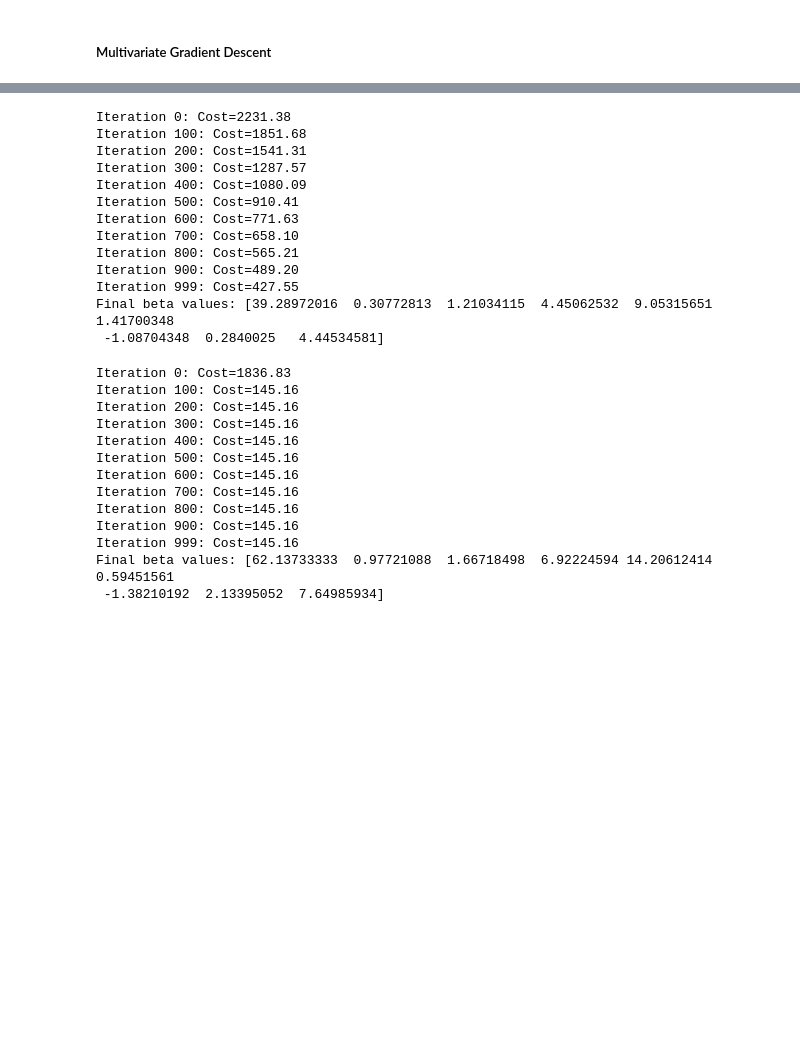
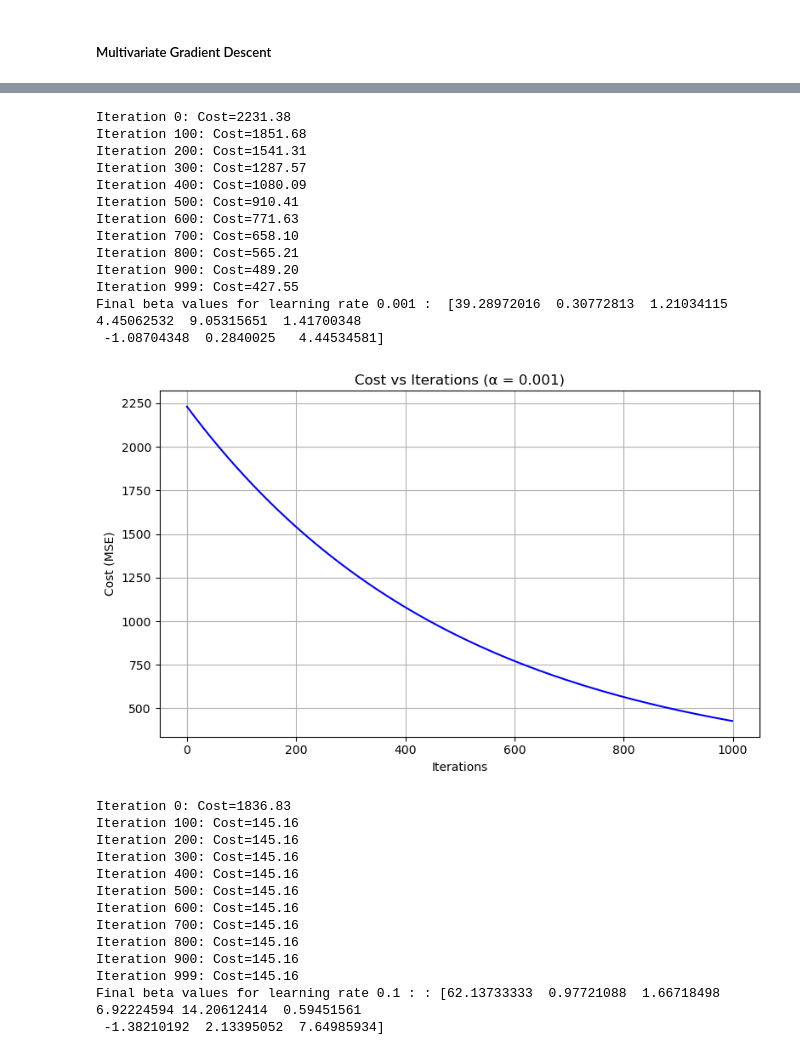
Before and after one commit to jsm-jayakodi/Capstone_mini_project_00, a Jupyter notebook: 3_linear_regression_full_dataset.ipynb, the cells around one changed output, grey strips where cells are left out. Saved outputs shown, nothing was run; the diff lists cells and outputs as text; code cells hidden in the pictures; blank space fills up the shorter version.

```diff
--- a/3_linear_regression_full_dataset.ipynb
+++ b/3_linear_regression_full_dataset.ipynb
@@ -102,6 +118,6 @@ Final beta values: [ 0.61827987  0.00197086  0.02003414  0.07060687  0.14806441
 # %%
 beta, cost_history = gradient_descent(X_scaled, y, learning_rate=0.001, num_iterations=1000)
-print("Final beta values:", beta)
+print("Final beta values for learning rate 0.001 : ", beta)
 # %% [output]
 Iteration 0: Cost=2231.38
 Iteration 100: Cost=1851.68
@@ -114,11 +130,15 @@ Iteration 700: Cost=658.10
 Iteration 800: Cost=565.21
 Iteration 900: Cost=489.20
 Iteration 999: Cost=427.55
-Final beta values: [39.28972016  0.30772813  1.21034115  4.45062532  9.05315651  1.41700348
+Final beta values for learning rate 0.001 :  [39.28972016  0.30772813  1.21034115  4.45062532  9.05315651  1.41700348
  -1.08704348  0.2840025   4.44534581]
+# %%
+plot_single_cost(cost_history, 0.001)
+# %% [output]
+[figure, added]
 # %%
 beta, cost_history = gradient_descent(X_scaled, y, learning_rate=0.1, num_iterations=1000)
-print("Final beta values:", beta)
+print("Final beta values for learning rate 0.1 : :", beta)
 # %% [output]
 Iteration 0: Cost=1836.83
 Iteration 100: Cost=145.16
@@ -131,5 +151,5 @@ Iteration 700: Cost=145.16
 Iteration 800: Cost=145.16
 Iteration 900: Cost=145.16
 Iteration 999: Cost=145.16
-Final beta values: [62.13733333  0.97721088  1.66718498  6.92224594 14.20612414  0.59451561
+Final beta values for learning rate 0.1 : : [62.13733333  0.97721088  1.66718498  6.92224594 14.20612414  0.59451561
  -1.38210192  2.13395052  7.64985934]
```
Also changed, not shown: parts of 9 cells of this notebook.
